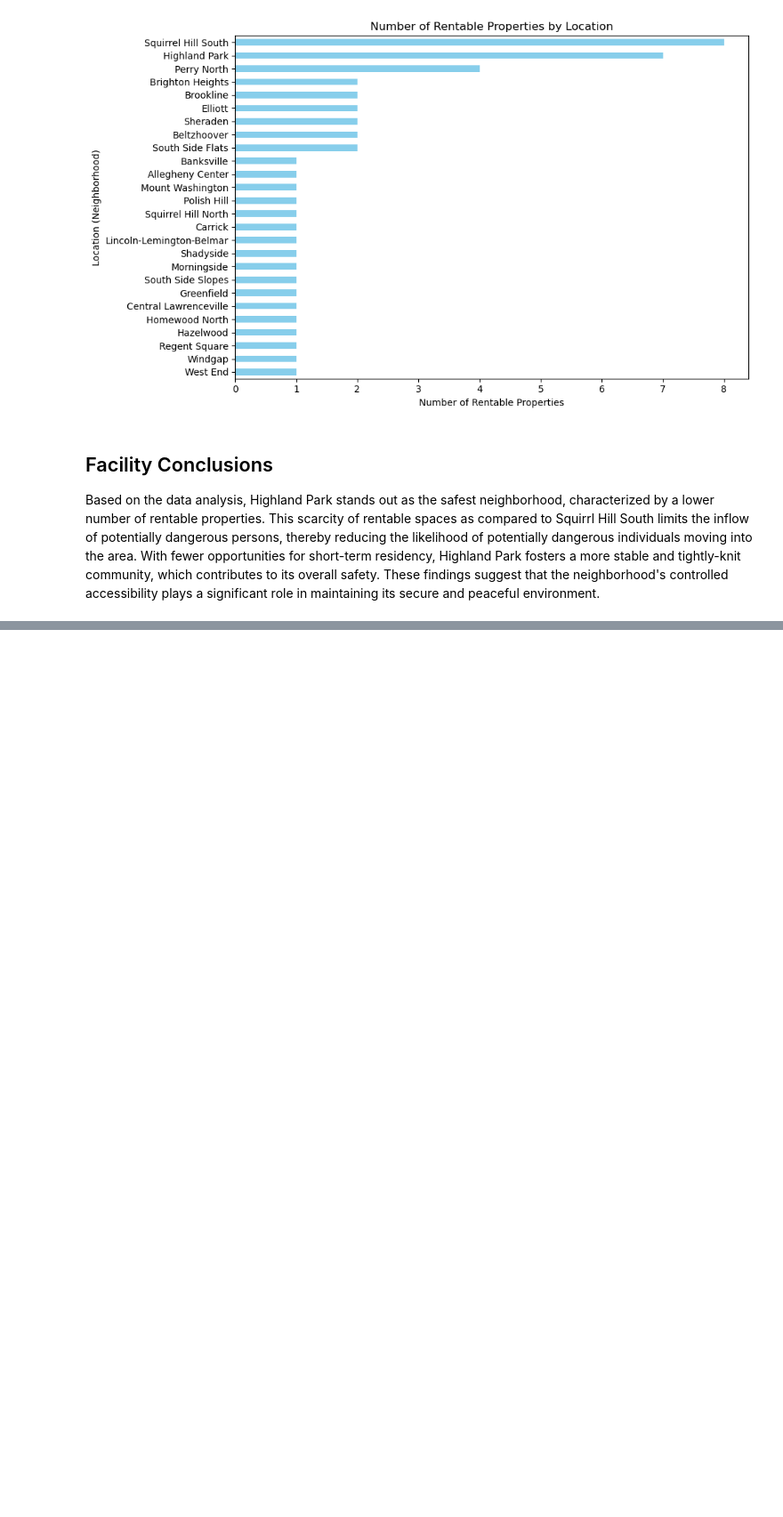
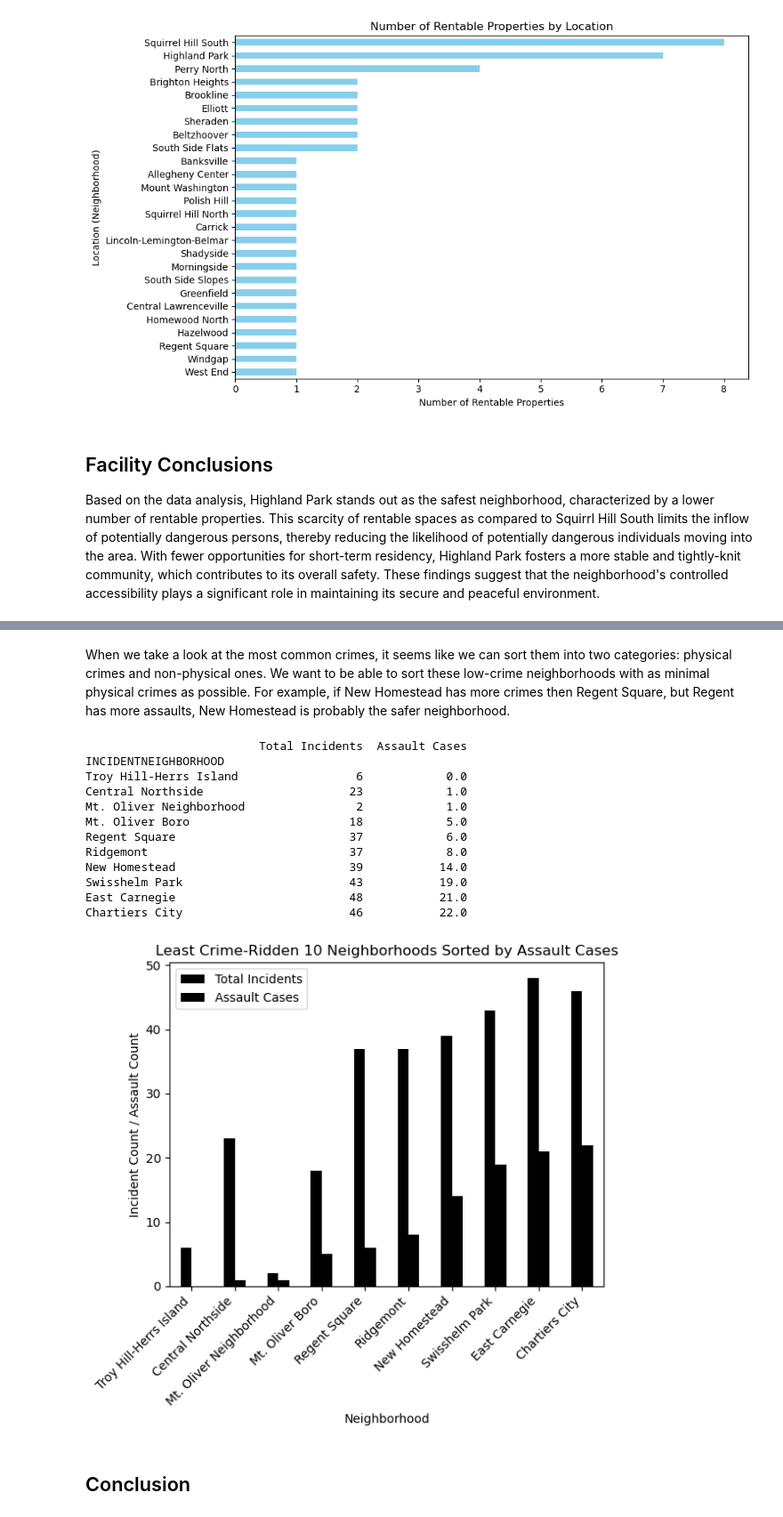
Before and after one commit to TyM022/Final-Project, a Jupyter notebook: finalnotebook.ipynb, the cells around one changed output, grey strips where cells are left out. Shown at 89% size. Saved outputs shown, nothing was run; the diff lists cells and outputs as text; code cells hidden in the pictures; blank space fills up the shorter version.

```diff
--- a/finalnotebook.ipynb
+++ b/finalnotebook.ipynb
@@ -451,0 +555,51 @@ Based on the data analysis, Highland Park stands out as the safest neighborhood,
+# %% [markdown]
+When we take a look at the most common crimes, it seems like we can sort them into two categories: physical crimes and non-physical ones. We want to be able to sort these low-crime neighborhoods with as minimal physical crimes as possible. For example, if New Homestead has more crimes then Regent Square, but Regent has more assaults, New Homestead is probably the safer neighborhood.
+# %%
+import pandas as pd
+
+#Count incidents in each neighborhood and get the bottom 10 neighborhoods with the least incidents
+neighborhood_incidents = arrestInfo['INCIDENTNEIGHBORHOOD'].value_counts().tail(10)
+
+#Filter the arrest data to include only the bottom 10 neighborhoods
+bottom10 = arrestInfo[arrestInfo['INCIDENTNEIGHBORHOOD'].isin(neighborhood_incidents.index)]
+
+#Identify assault cases
+assault_cases = bottom10[bottom10['OFFENSES'].str.contains('Assault')]
+
+#Count assault cases in each of the bottom 10 neighborhoods
+assault_counts = assault_cases['INCIDENTNEIGHBORHOOD'].value_counts()
+
+# Merge the assault count with the original neighborhood incidents to compare
+neighborhood_info['Assault Cases'] = assault_counts
+
+# Use fillna function for default cases
+neighborhood_info['Assault Cases'] = neighborhood_info['Assault Cases'].fillna(0)
+
+# Sort the neighborhoods by the number of assault cases in ascending order
+neighborhood_info_sorted = neighborhood_info.sort_values(by='Assault Cases')
+
+# Display the sorted neighborhoods with their incident and assault case counts
+print(neighborhood_info_sorted)
+
+neighborhood_info_sorted.plot(kind='bar', color='black')
+plt.title('Least Crime-Ridden 10 Neighborhoods Sorted by Assault Cases')
+plt.xlabel('Neighborhood')
+plt.ylabel('Incident Count / Assault Count')
+plt.xticks(rotation=45, ha='right')
+plt.show()
+# %% [output]
+                         Total Incidents  Assault Cases
+INCIDENTNEIGHBORHOOD
+Troy Hill-Herrs Island                 6            0.0
+Central Northside                     23            1.0
+Mt. Oliver Neighborhood                2            1.0
+Mt. Oliver Boro                       18            5.0
+Regent Square                         37            6.0
+Ridgemont                             37            8.0
+New Homestead                         39           14.0
+Swisshelm Park                        43           19.0
+East Carnegie                         48           21.0
+Chartiers City                        46           22.0
+[figure, added]
+# %% [markdown]
+## Conclusion
```
Also changed, not shown: parts of 13 cells of this notebook.
